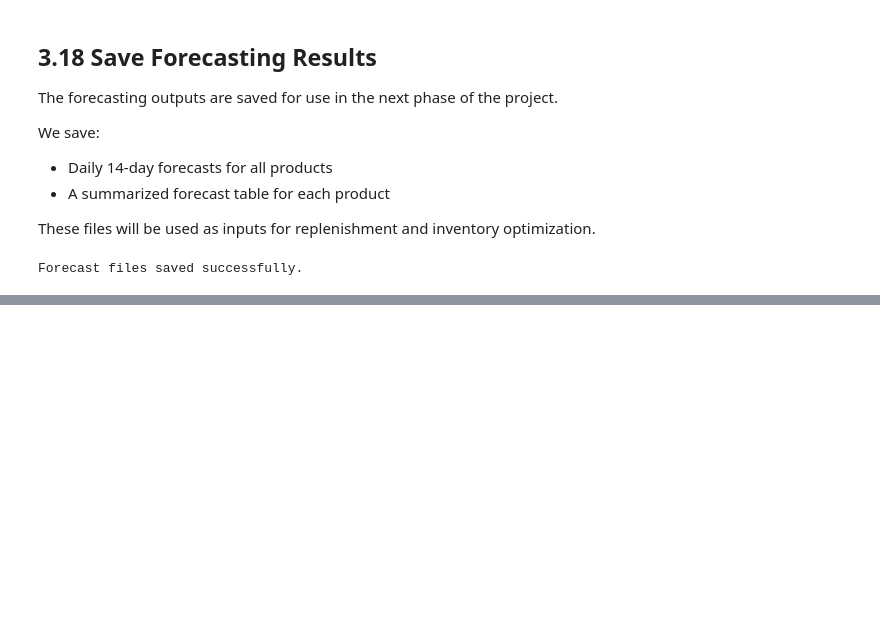
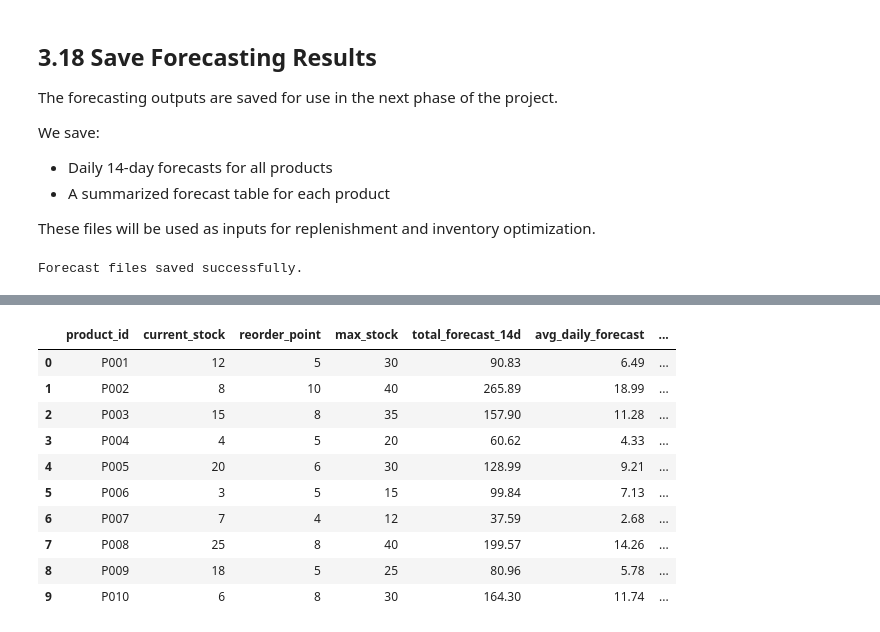
Before and after one commit to youcy03/ai-warehouse-digital-twin, a Jupyter notebook: notebooks/03_demand_forecasting.ipynb, the cells around one changed output, grey strips where cells are left out. Saved outputs shown, nothing was run; the diff lists cells and outputs as text; code cells hidden in the pictures; blank space fills up the shorter version.

Commit message:
Complete Phase 4 replenishment optimization

```diff
--- a/notebooks/03_demand_forecasting.ipynb
+++ b/notebooks/03_demand_forecasting.ipynb
@@ -1023,0 +1038,12 @@ Forecast files saved successfully.
+# %%
+import pandas as pd
+import numpy as np
+import matplotlib.pyplot as plt
+
+inventory = pd.read_csv("../data/inventory.csv")
+
+forecast_summary = pd.read_csv(
+    "../data/forecast_summary_14d.csv"
+)
+
+inventory.head()
@@ -1023,0 +1100,20 @@ Forecast files saved successfully.
+# %%
+replenishment = inventory.merge(
+    forecast_summary,
+    on="product_id",
+    how="left"
+)
+
+replenishment
+# %% [output]
+|  | product_id | current_stock | reorder_point | max_stock | total_forecast_14d | avg_daily_forecast | ... |
+| 0 | P001 | 12 | 5 | 30 | 90.83 | 6.49 | ... |
+| 1 | P002 | 8 | 10 | 40 | 265.89 | 18.99 | ... |
+| 2 | P003 | 15 | 8 | 35 | 157.90 | 11.28 | ... |
+| 3 | P004 | 4 | 5 | 20 | 60.62 | 4.33 | ... |
+| 4 | P005 | 20 | 6 | 30 | 128.99 | 9.21 | ... |
+| 5 | P006 | 3 | 5 | 15 | 99.84 | 7.13 | ... |
+| 6 | P007 | 7 | 4 | 12 | 37.59 | 2.68 | ... |
+| 7 | P008 | 25 | 8 | 40 | 199.57 | 14.26 | ... |
+| 8 | P009 | 18 | 5 | 25 | 80.96 | 5.78 | ... |
+| 9 | P010 | 6 | 8 | 30 | 164.30 | 11.74 | ... |
```
Also changed, not shown: parts of 19 cells of this notebook, 1 other file.
